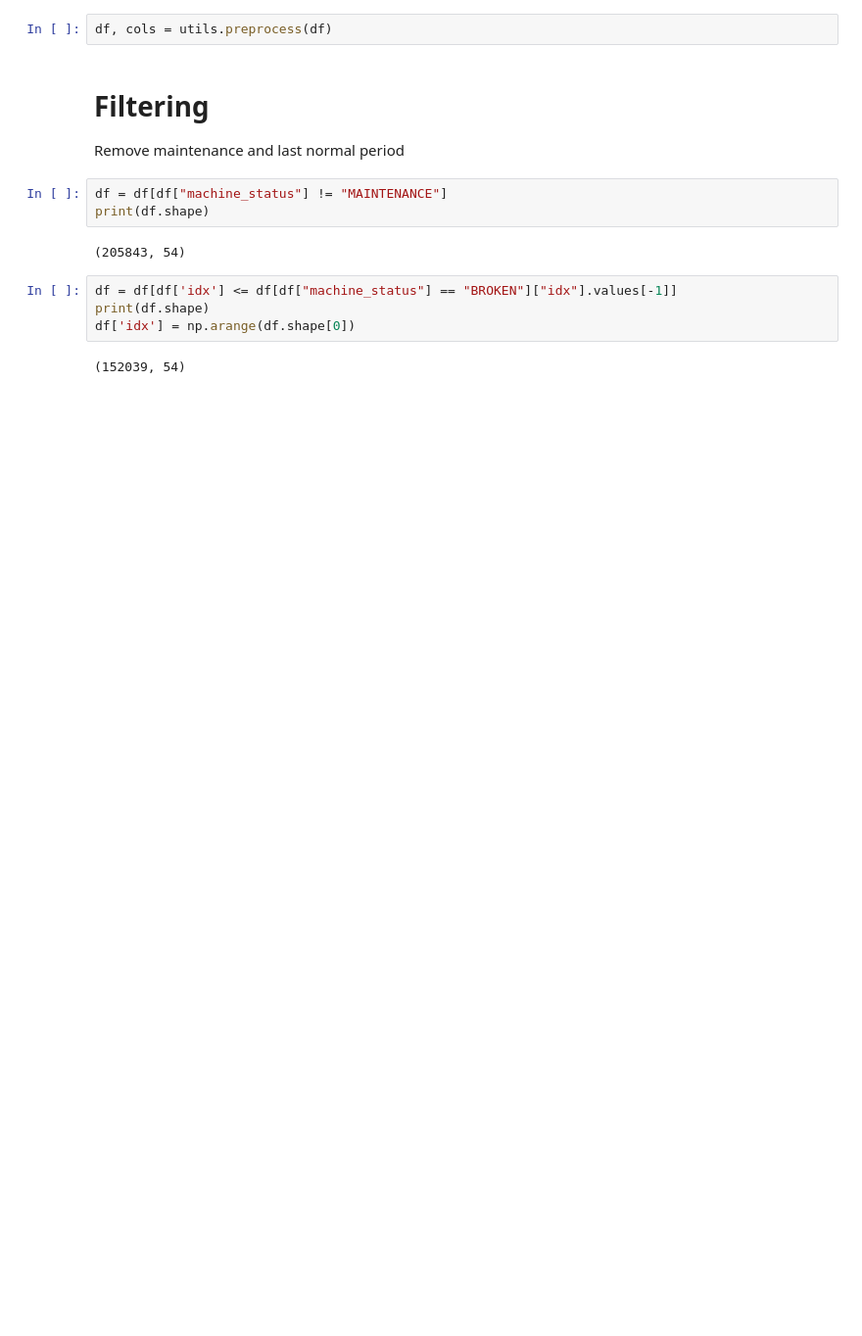
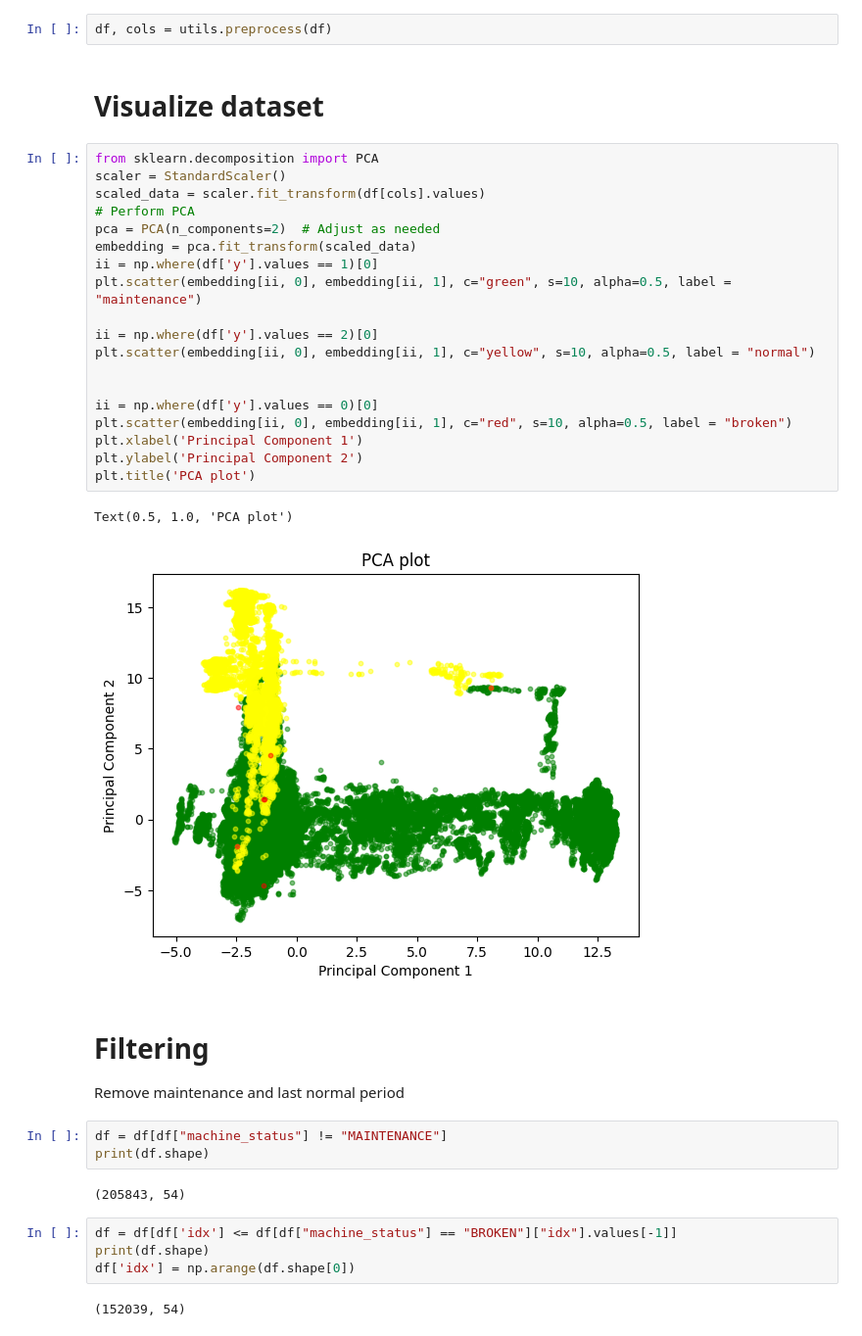
Before and after one commit to ciortanmadalina/exercise, a Jupyter notebook: preprocessing.ipynb, the cells around one changed output. Shown at 98% size. Cells and saved outputs as stored; diff of their text form; blank space fills up the shorter version.

```diff
--- a/preprocessing.ipynb
+++ b/preprocessing.ipynb
@@ -129,5 +124,29 @@ with open('preprocessing.json', 'w') as f:
 # %%
 df, cols = utils.preprocess(df)
+# %% [markdown]
+# Visualize dataset
+# %%
+from sklearn.decomposition import PCA
+scaler = StandardScaler()
+scaled_data = scaler.fit_transform(df[cols].values)
+# Perform PCA
+pca = PCA(n_components=2)  # Adjust as needed
+embedding = pca.fit_transform(scaled_data)
+ii = np.where(df['y'].values == 1)[0]
+plt.scatter(embedding[ii, 0], embedding[ii, 1], c="green", s=10, alpha=0.5, label = "maintenance")
+
+ii = np.where(df['y'].values == 2)[0]
+plt.scatter(embedding[ii, 0], embedding[ii, 1], c="yellow", s=10, alpha=0.5, label = "normal")
+
+
+ii = np.where(df['y'].values == 0)[0]
+plt.scatter(embedding[ii, 0], embedding[ii, 1], c="red", s=10, alpha=0.5, label = "broken")
+plt.xlabel('Principal Component 1')
+plt.ylabel('Principal Component 2')
+plt.title('PCA plot')
+# %% [output]
+Text(0.5, 1.0, 'PCA plot')
+[figure, added]
 # %% [markdown]
 # Filtering
 Remove maintenance and last normal period
```
Also changed, not shown: parts of 17 cells of this notebook, 3 other files.
